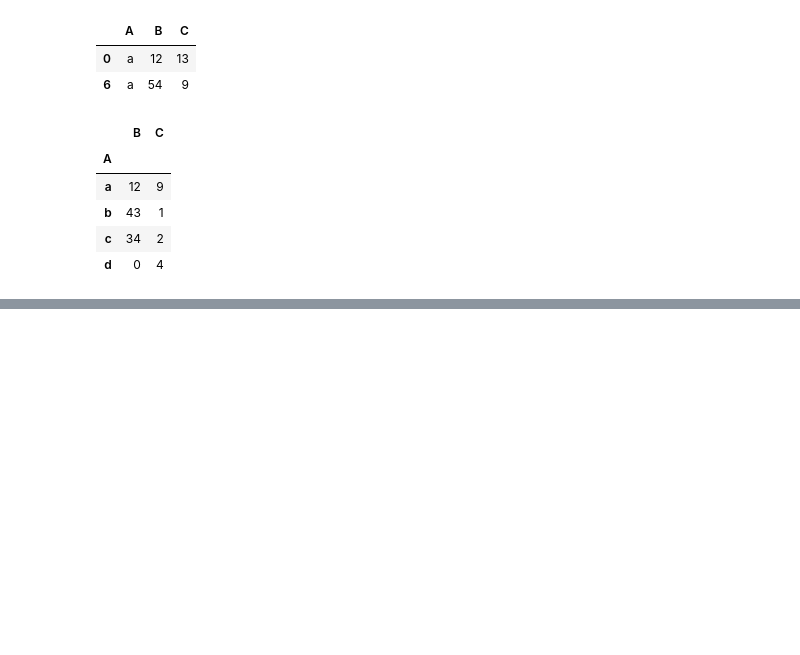
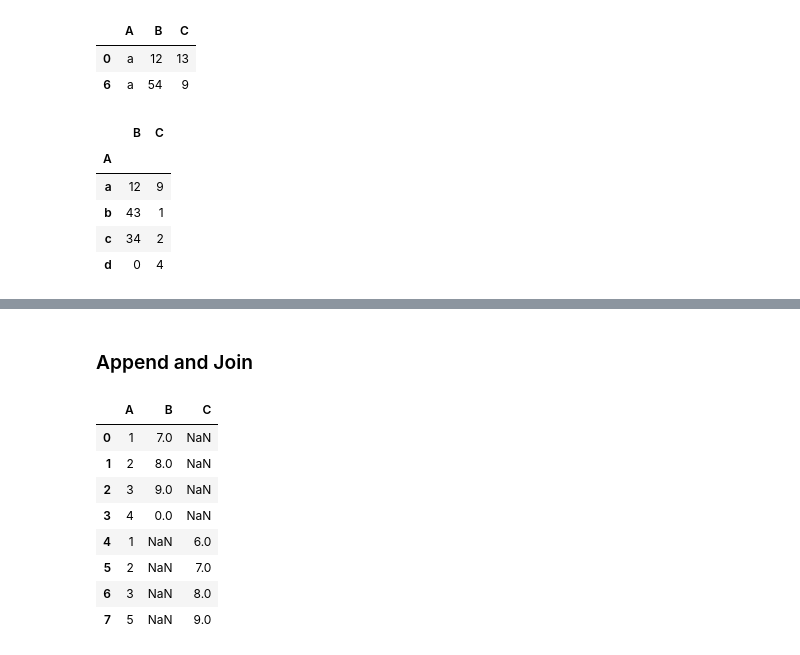
Before and after one commit to M-Hamza-Rao/Pandas-Practice, a Jupyter notebook: Pandas_Practice.ipynb, the cells around one changed output, grey strips where cells are left out. Cells and saved outputs as stored; diff of their text form; code cells hidden in the pictures; blank space fills up the shorter version.

Commit message:
Append and join

```diff
--- a/Pandas_Practice.ipynb
+++ b/Pandas_Practice.ipynb
@@ -891,0 +910,14 @@ df3_sorted.min()
+# %% [markdown]
+### Append and Join
+# %%
+df1.append(df2, ignore_index=True)
+# %% [output]
+|  | A | B | C |
+| 0 | 1 | 7.0 | NaN |
+| 1 | 2 | 8.0 | NaN |
+| 2 | 3 | 9.0 | NaN |
+| 3 | 4 | 0.0 | NaN |
+| 4 | 1 | NaN | 6.0 |
+| 5 | 2 | NaN | 7.0 |
+| 6 | 3 | NaN | 8.0 |
+| 7 | 5 | NaN | 9.0 |
```
Also changed, not shown: parts of 3 cells of this notebook.
